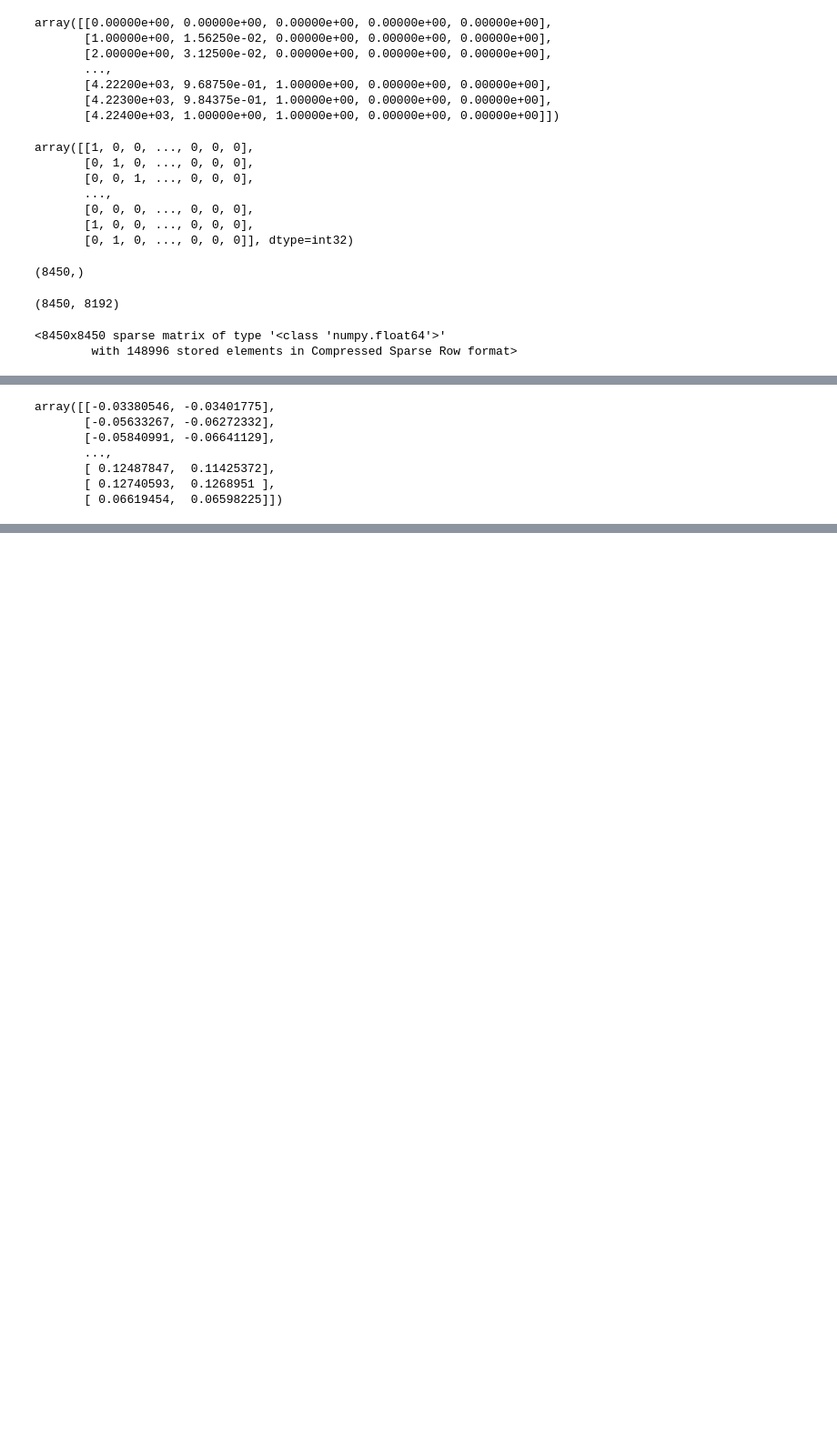
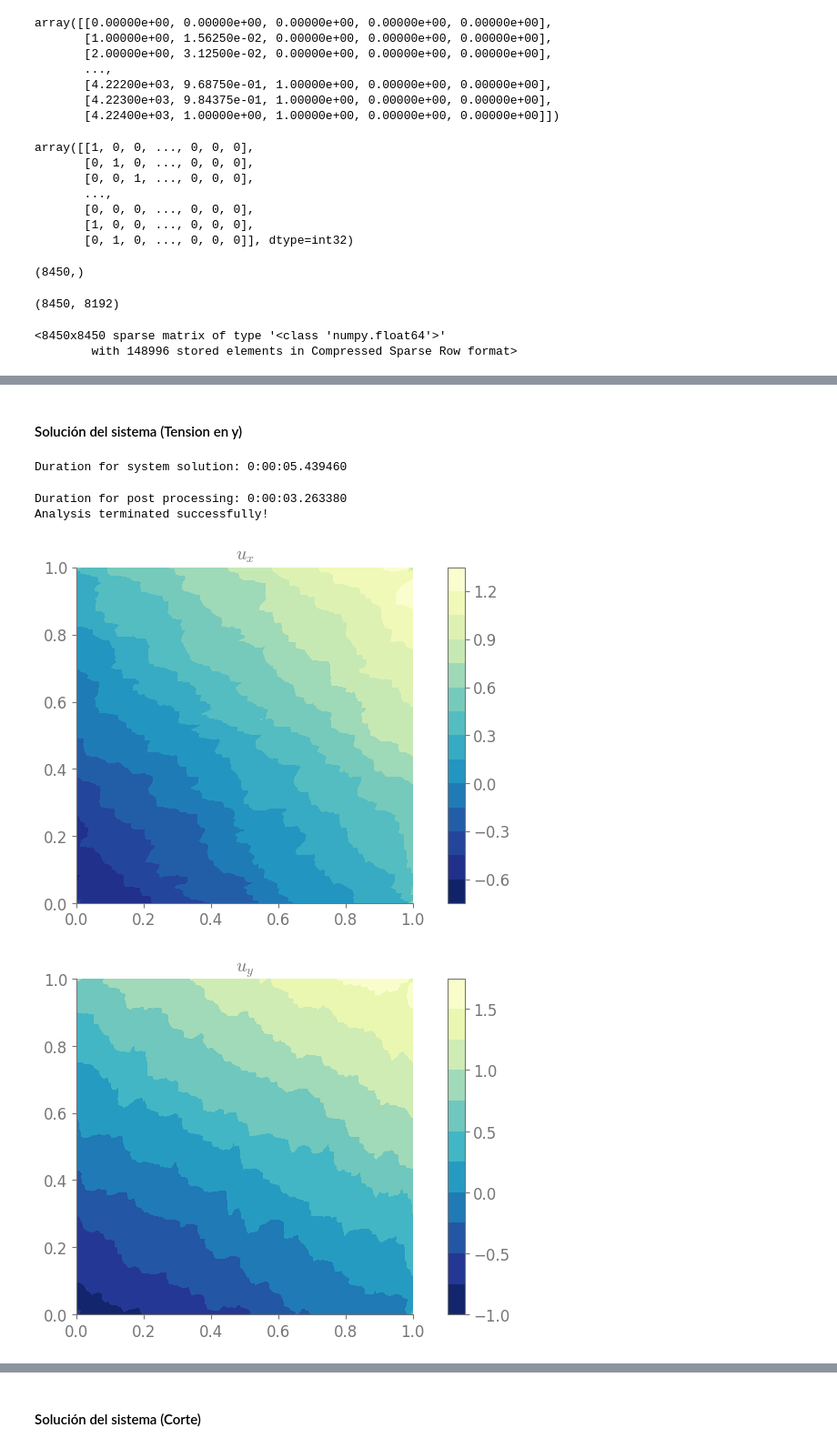
Before and after one commit to Semillero-Mecanica-Aplicada/proyecto2025, a Jupyter notebook: Fem/fem_periodic_constraints.ipynb, the cells around one changed output, grey strips where cells are left out. Shown: that part at 91% size. Saved outputs shown, nothing was run; the diff lists cells and outputs as text; code cells hidden in the pictures; blank space fills up the shorter version.

```diff
--- a/Fem/fem_periodic_constraints.ipynb
+++ b/Fem/fem_periodic_constraints.ipynb
@@ -308,10 +340,32 @@ Analysis terminated successfully!
-# %%
-disp_complete
-# %% [output]
-array([[-0.03380546, -0.03401775],
-       [-0.05633267, -0.06272332],
-       [-0.05840991, -0.06641129],
-       ...,
-       [ 0.12487847,  0.11425372],
-       [ 0.12740593,  0.1268951 ],
-       [ 0.06619454,  0.06598225]])
+# %% [markdown]
+#### Solución del sistema (Tension en y)
+# %%
+t_mat_ty, g_vec_ty = periodicBC_transform_mat(disp_constant, ndofs, nodes_ref, nodes_ima,
+                        dofs_ref, dofs_ima, nodes_ref_dof, nodes_ima_dof,
+                        new_num,nodes=nodes,mode="tension_y")
+stiff_mat_hat_ty = t_mat_ty.T @ stiff_mat @ t_mat_ty
+rhs_hat_ty = t_mat_ty.T @ -stiff_mat @ g_vec_ty
+
+disp_hat_ty = sol.static_sol(stiff_mat_hat_ty.tocsr(), rhs_hat_ty)
+
+disp_ty = t_mat_ty @ disp_hat_ty + g_vec_ty
+
+end_time = datetime.now()
+print('Duration for system solution: {}'.format(end_time - start_time))
+# %% [output]
+Duration for system solution: 0:00:05.439460
+# %%
+start_time = datetime.now()
+disp_complete_ty = pos.complete_disp(bc_array, nodes, disp_ty)
+strain_nodes_ty, stress_nodes_ty = pos.strain_nodes(nodes, elements, mats,
+                                            disp_complete_ty)
+pos.fields_plot(elements, nodes, disp_complete_ty, E_nodes=strain_nodes_ty,
+                S_nodes=stress_nodes_ty)
+end_time = datetime.now()
+print('Duration for post processing: {}'.format(end_time - start_time))
+print('Analysis terminated successfully!')
+# %% [output]
+Duration for post processing: 0:00:03.263380
+Analysis terminated successfully!
+[figure, added]
+[figure, added]
@@ -317,0 +378,2 @@ array([[-0.03380546, -0.03401775],
+# %% [markdown]
+#### Solución del sistema (Corte)
```
Also changed, not shown: parts of 18 cells of this notebook, 4 other files.
